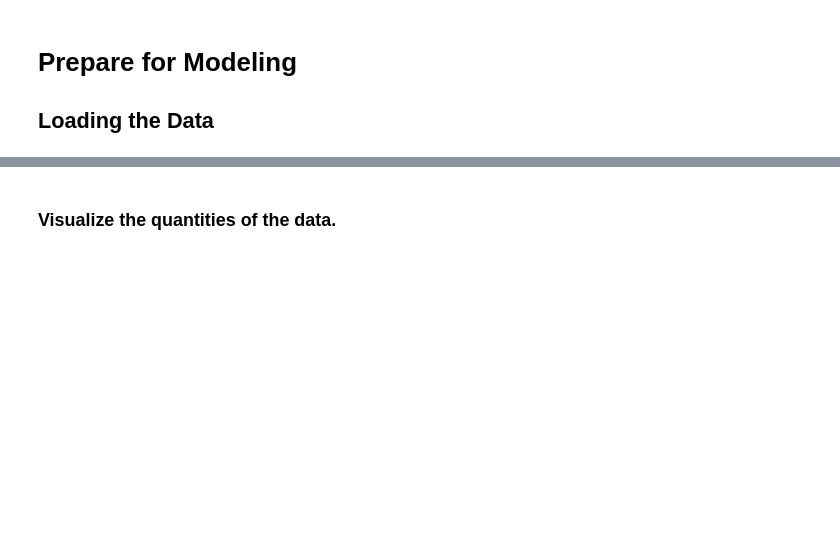
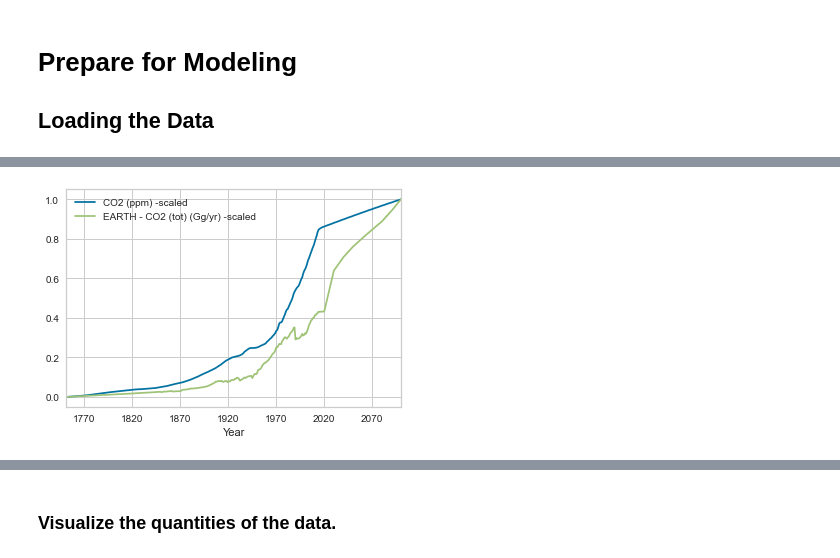
Before and after one commit to FunkyTable/Energy_Production_Time_Series_Projection, a Jupyter notebook: student.ipynb, the cells around one changed output, grey strips where cells are left out. Cells and saved outputs as stored; diff of their text form; code cells hidden in the pictures; blank space fills up the shorter version.

```diff
--- a/student.ipynb
+++ b/student.ipynb
@@ -574,0 +597,15 @@ best_model = compare_models()
+# %%
+from sklearn.preprocessing import MinMaxScaler
+import pandas as pd
+
+scaler = MinMaxScaler()
+
+# Scaling the Price column of the created dataFrame and storing
+# the result in ScaledPrice Column
+for_predict[['CO2 (ppm) -scaled']] = scaler.fit_transform(for_predict[['CO2 (ppm)']])
+for_predict[['EARTH - CO2 (tot) (Gg/yr) -scaled']] = scaler.fit_transform(for_predict[['EARTH - CO2 (tot) (Gg/yr)']])
+
+for_predict.index = for_predict['Year']
+pd.set_option("display.max_rows", 400)
+
+for_predict
@@ -574,0 +631,4 @@ best_model = compare_models()
+# %%
+for_predict.iloc[:,5:].plot();
+# %% [output]
+[figure, added]
```
Also changed, not shown: parts of 63 cells of this notebook.
